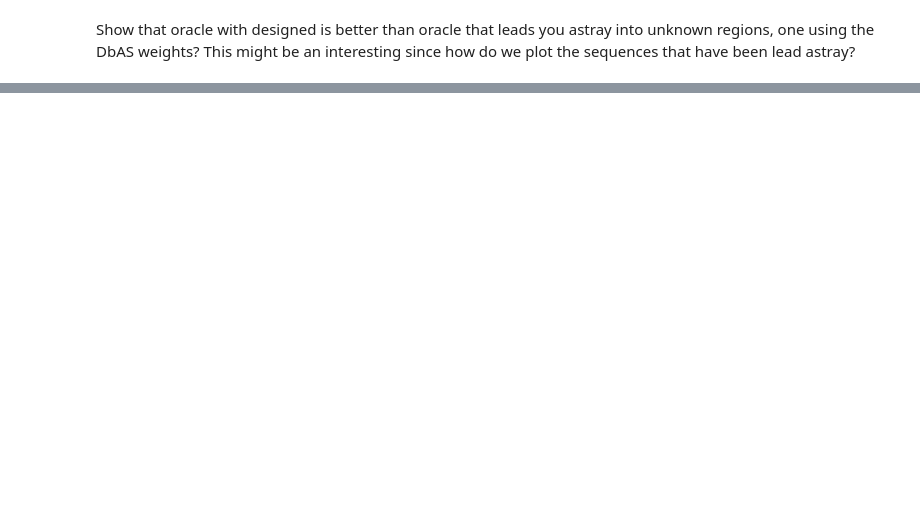
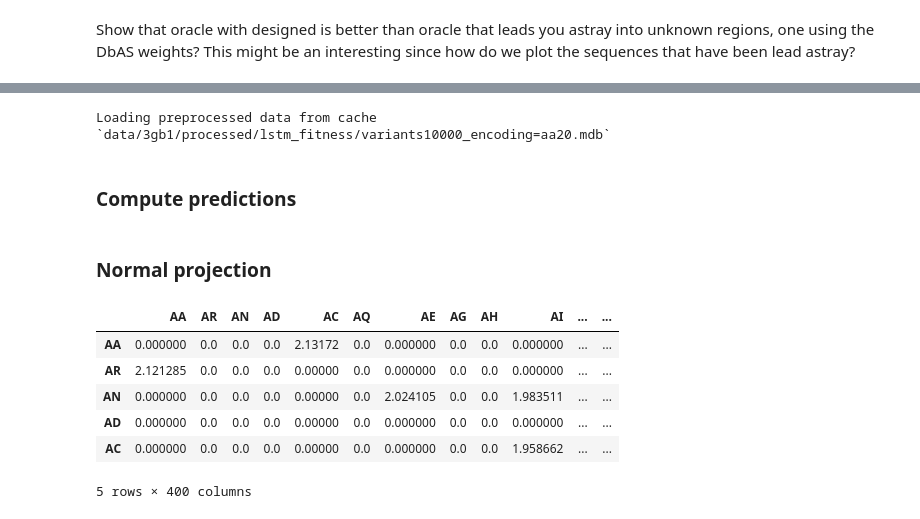
Before and after one commit to ayushkarnawat/profit, a Jupyter notebook: examples/gb1/pred_vs_true.ipynb, the cells around one changed output, grey strips where cells are left out. Saved outputs shown, nothing was run; the diff lists cells and outputs as text; code cells hidden in the pictures; blank space fills up the shorter version.

Commit message:
Hilbert projection

```diff
--- a/examples/gb1/pred_vs_true.ipynb
+++ b/examples/gb1/pred_vs_true.ipynb
@@ -582,0 +600,44 @@ Show that oracle with designed is better than oracle that leads you astray into
+# %%
+# TODO: How do we not save the data since values can be easily computed...
+dataset = data.load_variants("lstm", "Fitness", num_data=10000, vocab="aa20")
+# %% [output]
+Loading preprocessed data from cache `data/3gb1/processed/lstm_fitness/variants10000_encoding=aa20.mdb`
+# %% [markdown]
+### Compute predictions
+# %%
+Vaa = dataset[:]["arr_0"].long()
+# Convert to onehot
+V = torch.zeros(*Vaa.size(), vocab_size)
+V.scatter_(2, torch.unsqueeze(Vaa, 2), 1)
+
+# Evaluate on (g-mean) oracle to get predictions
+gmean_oracle = all_oracles["g-mean"]
+if isinstance(gmean_oracle, SequenceGPR):
+    mean, sigma = gmean_oracle.predict(Vaa, return_std=True)
+    mean, sigma = torch.Tensor(mean).squeeze(), torch.Tensor(sigma).squeeze()
+else:
+    gmean_oracle.eval()
+    with torch.no_grad():
+        y_pred = gmean_oracle(V)
+        mean, sigma = y_pred[:,0], torch.sqrt(y_pred[:,1])
+# %% [markdown]
+### Normal projection
+# %%
+pos = [38, 39, 40, 53]
+char_seqs = ["".join(tokenizer.decode(seq)) for seq in Vaa[:, pos].numpy()]
+# %%
+combs = generator.gen(n=2)
+fitness_df = pd.DataFrame(0.0, index=combs, columns=combs)
+# Place fitness values into df
+for variant, fitness in zip(char_seqs, mean):
+    x, y = variant[:2], variant[2:]
+    fitness_df.at[x,y] = fitness
+fitness_df.head()
+# %% [output]
+|  | AA | AR | AN | AD | AC | AQ | AE | AG | AH | AI | ... | ... |
+| AA | 0.000000 | 0.0 | 0.0 | 0.0 | 2.13172 | 0.0 | 0.000000 | 0.0 | 0.0 | 0.000000 | ... | ... |
+| AR | 2.121285 | 0.0 | 0.0 | 0.0 | 0.00000 | 0.0 | 0.000000 | 0.0 | 0.0 | 0.000000 | ... | ... |
+| AN | 0.000000 | 0.0 | 0.0 | 0.0 | 0.00000 | 0.0 | 2.024105 | 0.0 | 0.0 | 1.983511 | ... | ... |
+| AD | 0.000000 | 0.0 | 0.0 | 0.0 | 0.00000 | 0.0 | 0.000000 | 0.0 | 0.0 | 0.000000 | ... | ... |
+| AC | 0.000000 | 0.0 | 0.0 | 0.0 | 0.00000 | 0.0 | 0.000000 | 0.0 | 0.0 | 1.958662 | ... | ... |
+5 rows × 400 columns
```
Also changed, not shown: parts of 35 cells of this notebook.
